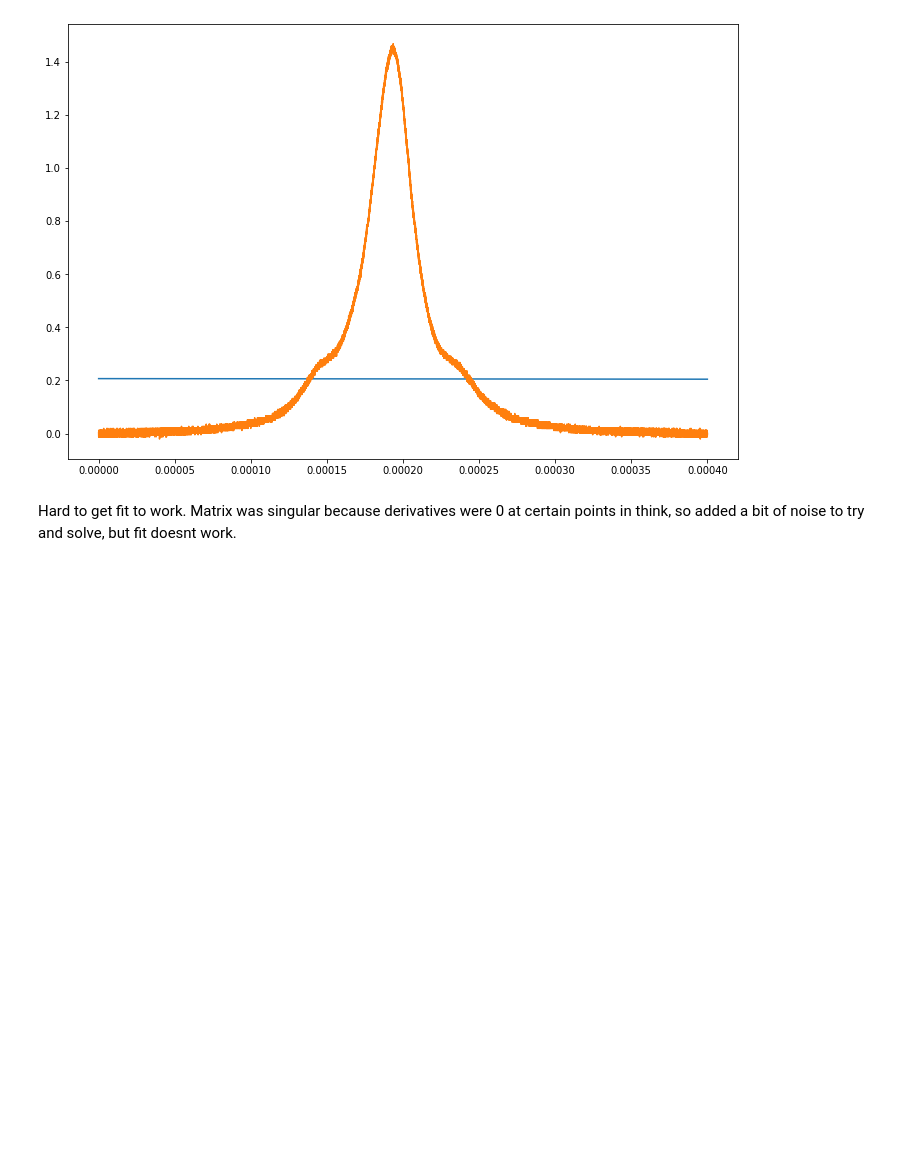
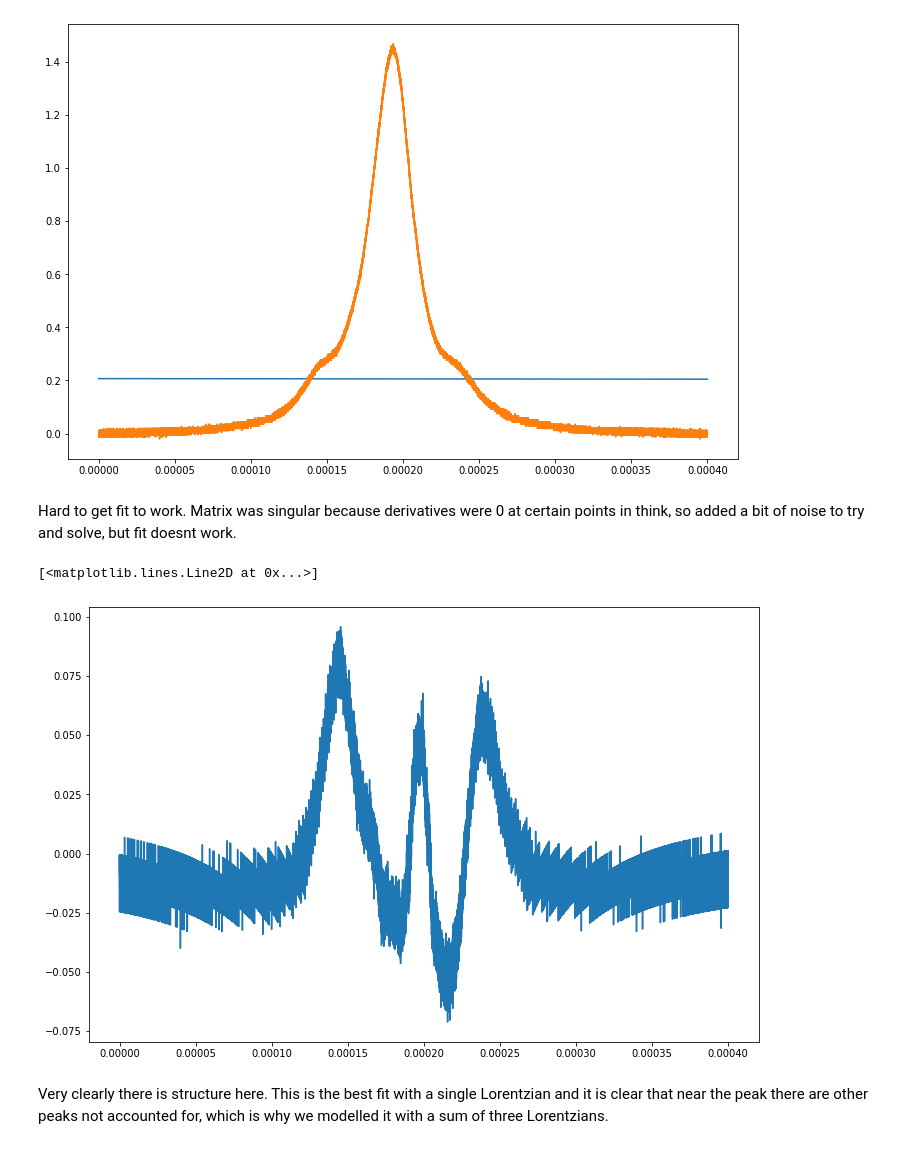
Before and after one commit to kevin-nguyen2k11/PHYS512, a Jupyter notebook: assignment4/Problem Set 4.ipynb, the cells around one changed output. Drawn from its saved outputs; the diff is of its cells as text; code cells hidden in the pictures; blank space fills up the shorter version.

```diff
--- a/assignment4/Problem Set 4.ipynb
+++ b/assignment4/Problem Set 4.ipynb
@@ -195,3 +195,11 @@ plt.plot(t,d)
 [figure]
 # %% [markdown]
 Hard to get fit to work. Matrix was singular because derivatives were 0 at certain points in think, so added a bit of noise to try and solve, but fit doesnt work.
+# %%
+fig=plt.figure(figsize=[12,8])
+plt.plot(t,r1)
+# %% [output]
+[<matplotlib.lines.Line2D at 0x...>]
+[figure, added]
+# %% [markdown]
+Very clearly there is structure here. This is the best fit with a single Lorentzian and it is clear that near the peak there are other peaks not accounted for, which is why we modelled it with a sum of three Lorentzians.
```
Also changed, not shown: 3 other files.
